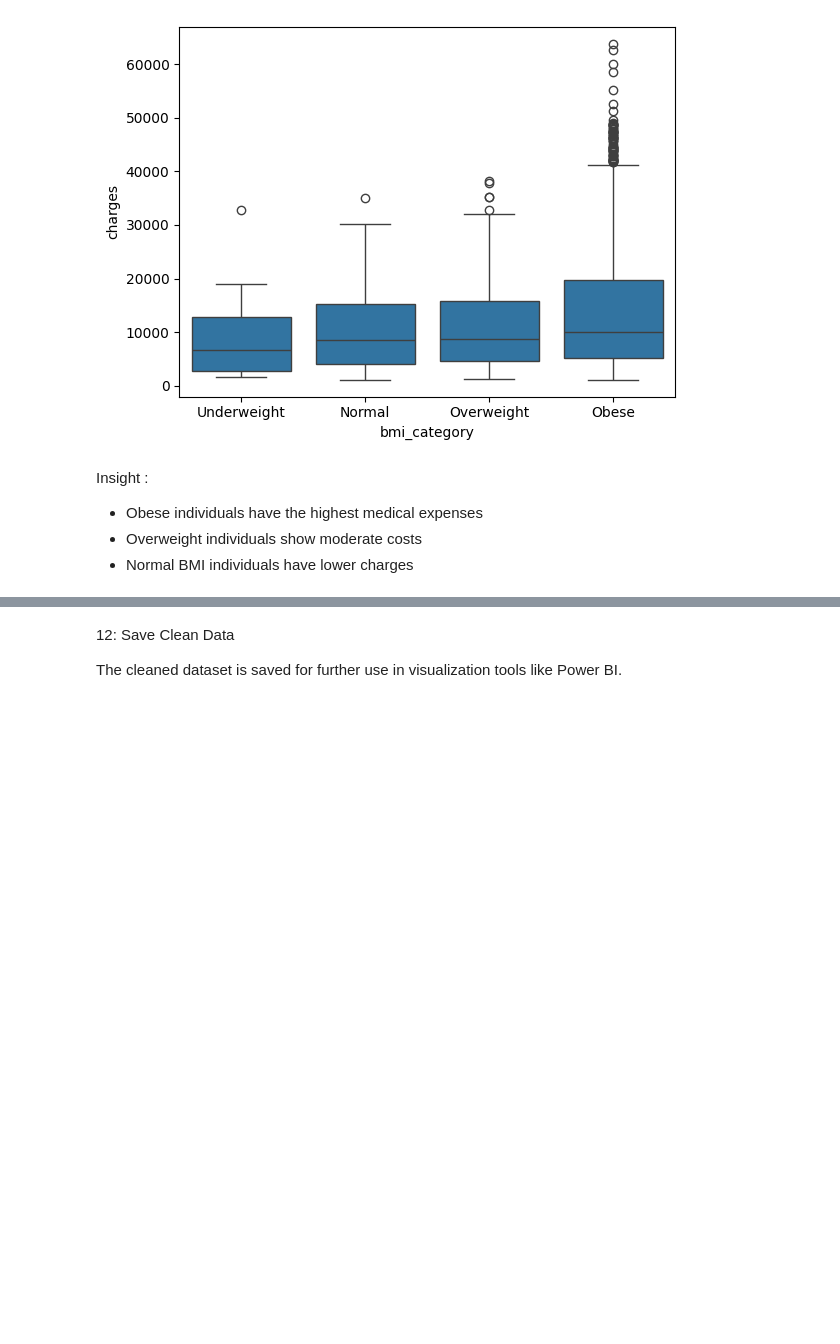
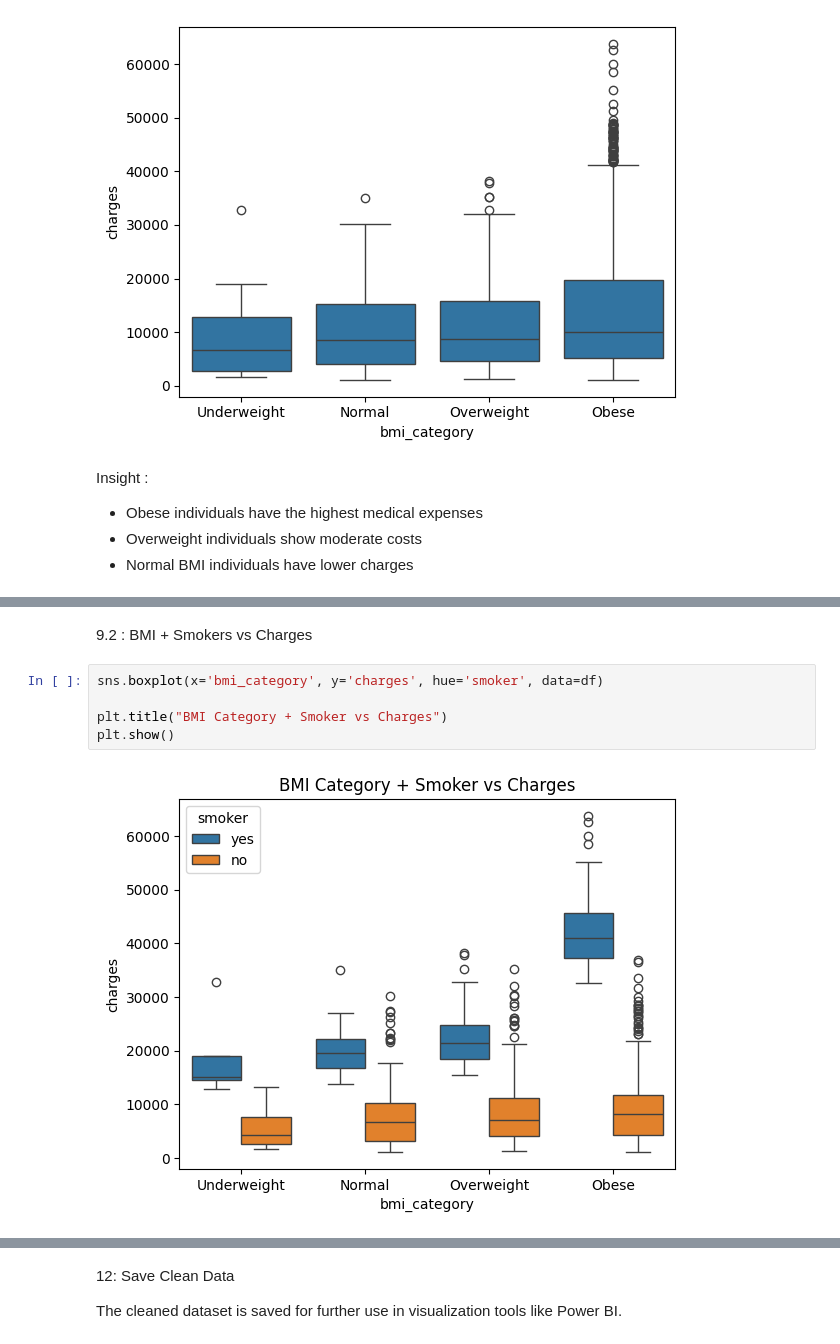
Before and after one commit to siva252005/healthcare-data-analytics, a Jupyter notebook: notebooks/healthcare_analysis.ipynb, the cells around one changed output, grey strips where cells are left out. Drawn from its saved outputs; the diff is of its cells as text; blank space fills up the shorter version.

```diff
--- a/notebooks/healthcare_analysis.ipynb
+++ b/notebooks/healthcare_analysis.ipynb
@@ -459,0 +424,9 @@ Smokers have significantly higher charges than non-smokers, making smoking the m
+# %% [markdown]
+9.2 : BMI + Smokers vs Charges
+# %%
+sns.boxplot(x='bmi_category', y='charges', hue='smoker', data=df)
+
+plt.title("BMI Category + Smoker vs Charges")
+plt.show()
+# %% [output]
+[figure, added]
```
Also changed, not shown: parts of 43 cells of this notebook.
